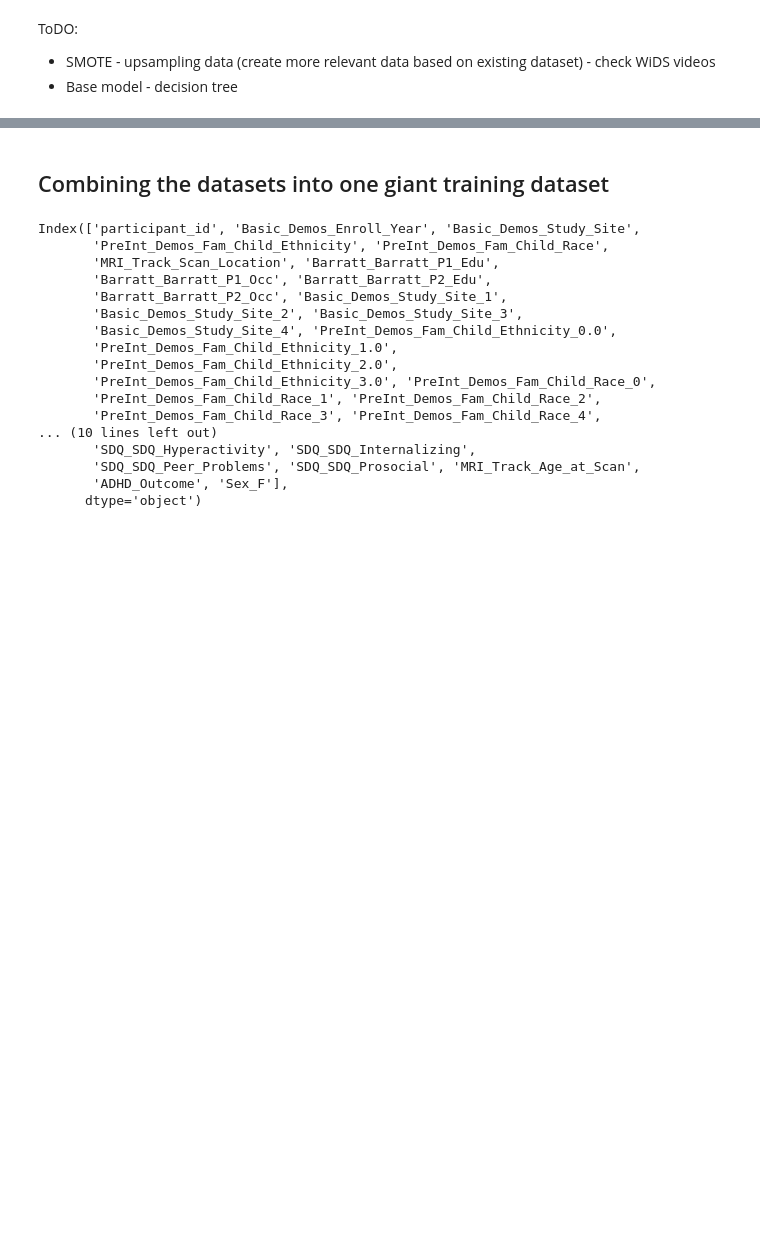
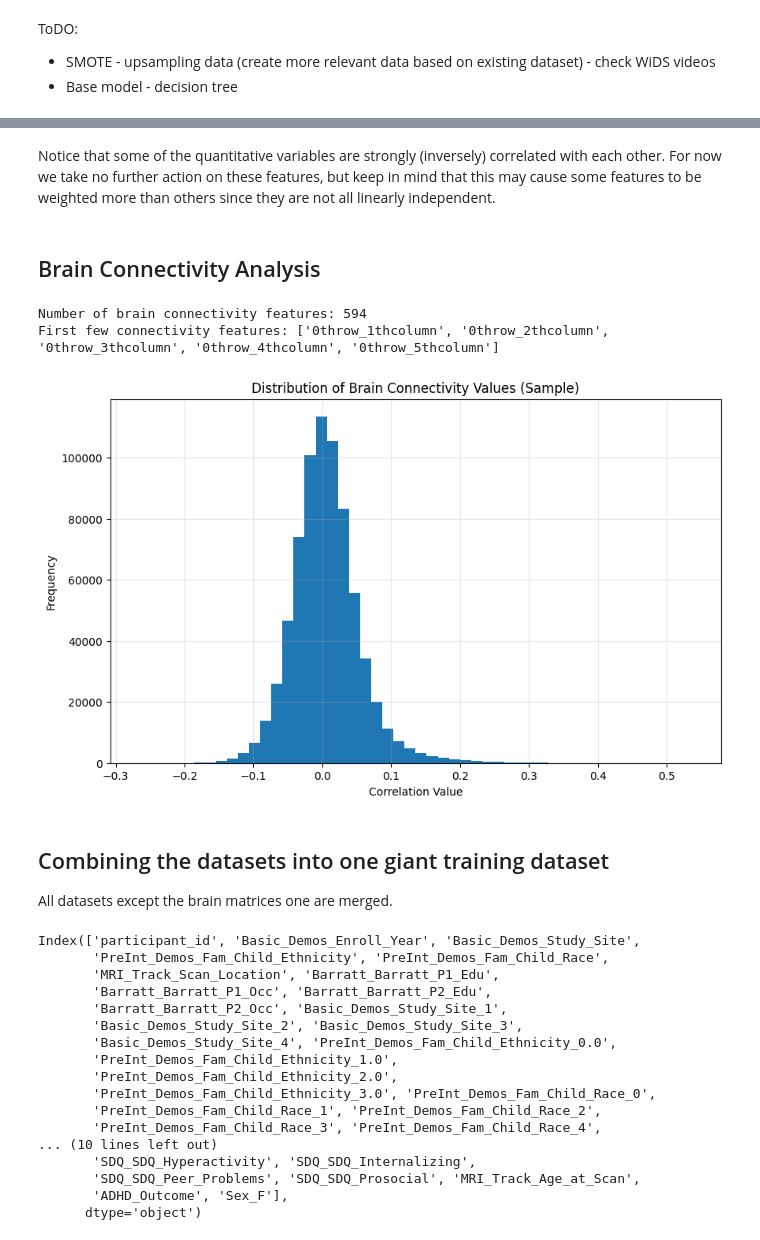
Before and after one commit to asmik12/bttai_wids_team4, a Jupyter notebook: data_preprocessing.ipynb, the cells around one changed output, grey strips where cells are left out. Cells and saved outputs as stored; diff of their text form; code cells hidden in the pictures; blank space fills up the shorter version.

```diff
--- a/data_preprocessing.ipynb
+++ b/data_preprocessing.ipynb
@@ -415,5 +436,37 @@ ToDO:
+# %% [markdown]
+Notice that some of the quantitative variables are strongly (inversely) correlated with each other. For now we take no further action on these features, but keep in mind that this may cause some features to be weighted more than others since they are not all linearly independent.
+# %% [markdown]
+## Brain Connectivity Analysis
+# %%
+connectome_cols = [col for col in connectome_matrices.columns if (col.startswith('0throw') or
+                                                    col.startswith('1throw') or
+                                                    col.startswith('2throw'))]
+print(f"Number of brain connectivity features: {len(connectome_cols)}")
+print(f"First few connectivity features: {connectome_cols[:5]}")
+
+# Distribution of connectivity values
+plt.figure(figsize=(10, 6))
+# Take a random sample to avoid memory issues
+sample_size = min(1000, len(connectome_cols))
+np.random.seed(42)
+sample_cols = np.random.choice(connectome_cols, sample_size)
+all_values = connectome_matrices[sample_cols].values.flatten()
+all_values = all_values[~np.isnan(all_values)]  # Remove NaN values if any
+
+plt.hist(all_values, bins=50)
+plt.title('Distribution of Brain Connectivity Values (Sample)')
+plt.xlabel('Correlation Value')
+plt.ylabel('Frequency')
+plt.grid(alpha=0.3)
+plt.show()
+# %% [output]
+Number of brain connectivity features: 594
+First few connectivity features: ['0throw_1thcolumn', '0throw_2thcolumn', '0throw_3thcolumn', '0throw_4thcolumn', '0throw_5thcolumn']
+[figure, added]
 # %% [markdown]
 ## Combining the datasets into one giant training dataset
+
+All datasets except the brain matrices one are merged.
 # %%
 merge_column = 'participant_id'
 
```
Also changed, not shown: parts of 13 cells of this notebook, 5 other files.
